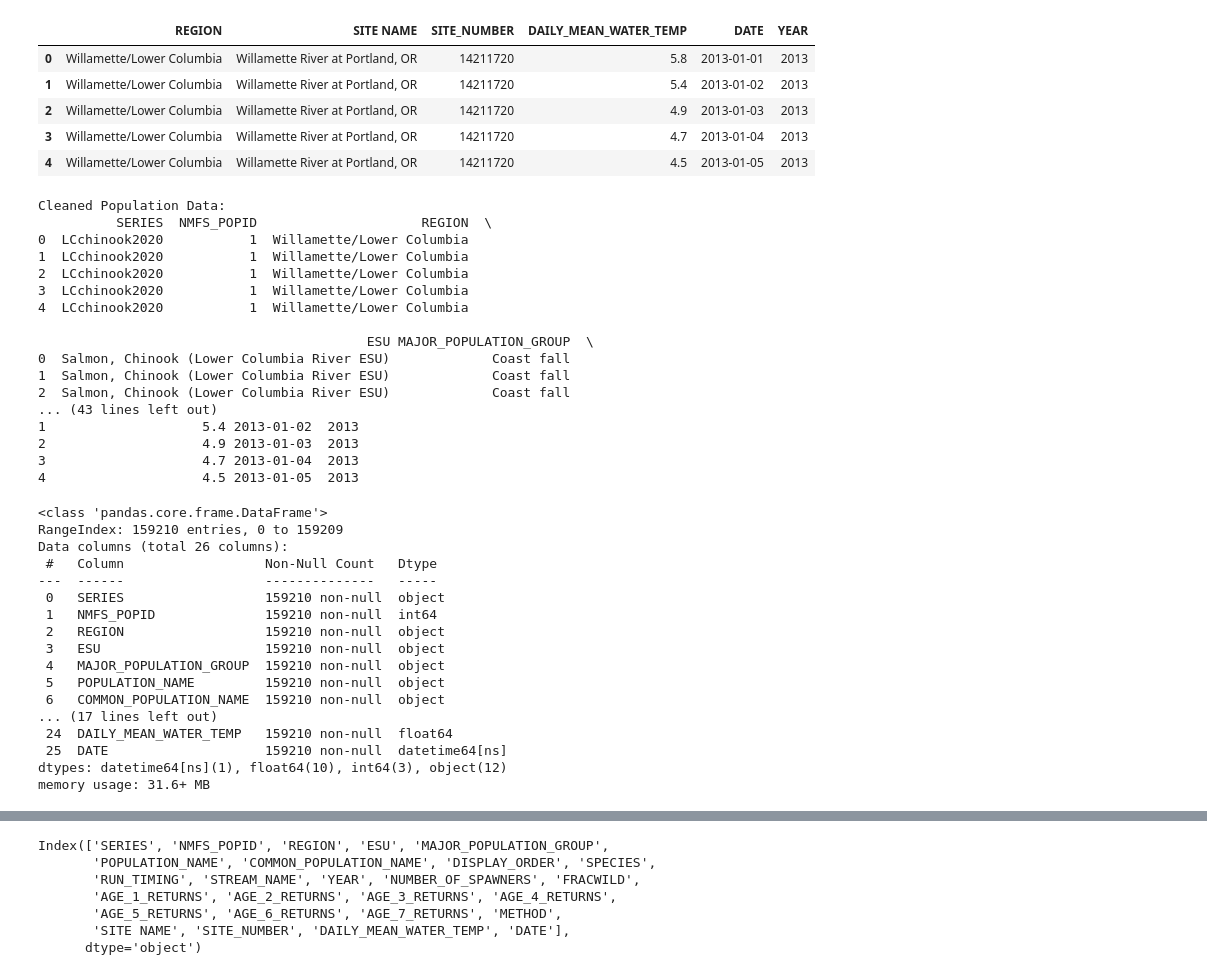
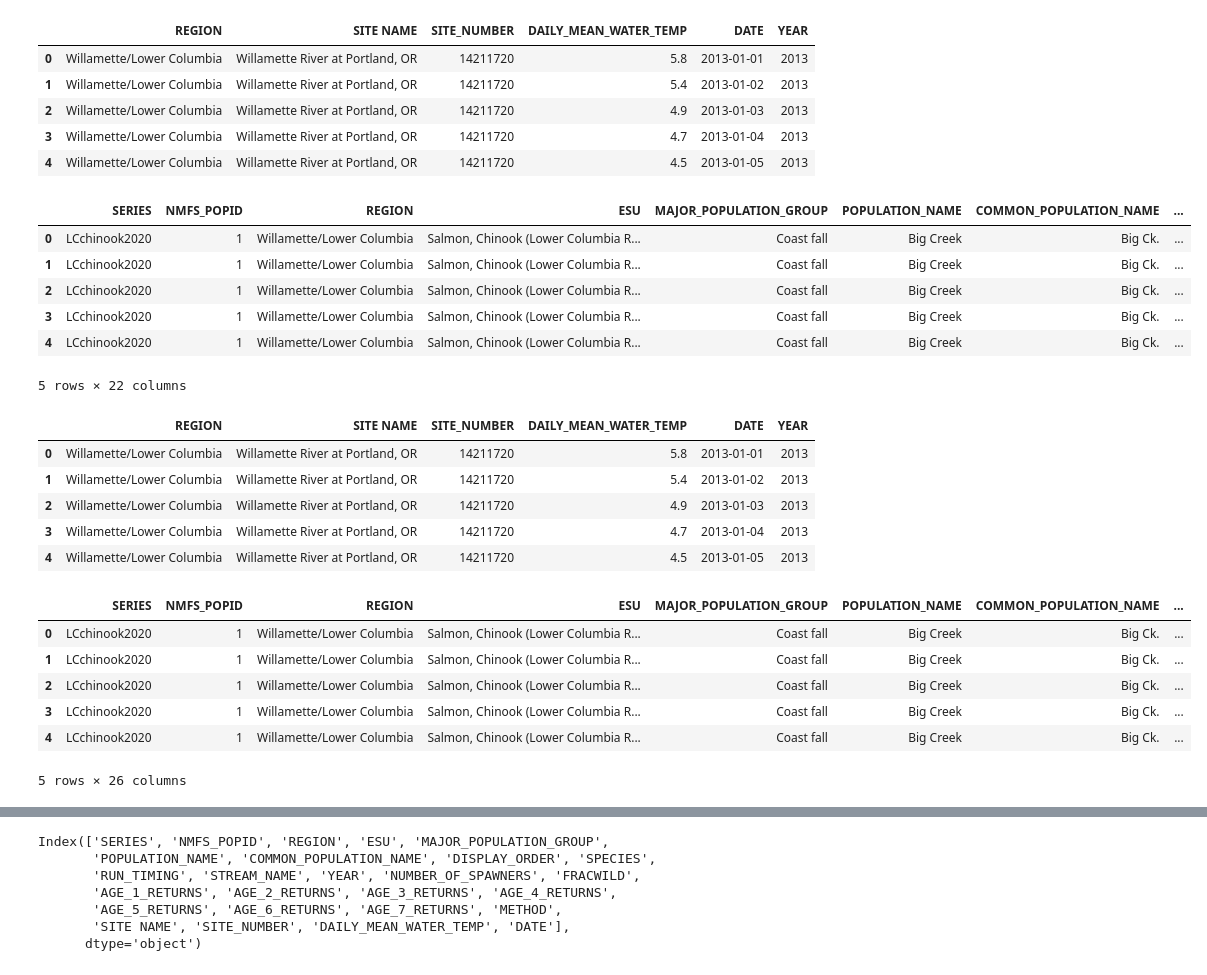
Before and after one commit to jackthomas1430/Project_3_Fish, a Jupyter notebook: fish-notebook.ipynb, the cells around one changed output, grey strips where cells are left out. Cells and saved outputs as stored; diff of their text form; code cells hidden in the pictures.

```diff
--- a/fish-notebook.ipynb
+++ b/fish-notebook.ipynb
@@ -93,30 +119,25 @@ data_temperature_cleaned.head()
 | 4 | Willamette/Lower Columbia | Willamette River at Portland, OR | 14211720 | 4.5 | 2013-01-05 | 2013 |
 # %%
 # Display the cleaned population data
-print("Cleaned Population Data:")
-print(data_population_cleaned.head())
-
-# Display the cleaned temperature data
-print("\nCleaned Temperature Data:")
-print(data_temperature_cleaned.head())
+data_population_cleaned.head()
 # %% [output]
+|  | SERIES | NMFS_POPID | REGION | ESU | MAJOR_POPULATION_GROUP | POPULATION_NAME | COMMON_POPULATION_NAME | ... |
+| 0 | LCchinook2020 | 1 | Willamette/Lower Columbia | Salmon, Chinook (Lower Columbia R... | Coast fall | Big Creek | Big Ck. | ... |
+| 1 | LCchinook2020 | 1 | Willamette/Lower Columbia | Salmon, Chinook (Lower Columbia R... | Coast fall | Big Creek | Big Ck. | ... |
+| 2 | LCchinook2020 | 1 | Willamette/Lower Columbia | Salmon, Chinook (Lower Columbia R... | Coast fall | Big Creek | Big Ck. | ... |
+| 3 | LCchinook2020 | 1 | Willamette/Lower Columbia | Salmon, Chinook (Lower Columbia R... | Coast fall | Big Creek | Big Ck. | ... |
+| 4 | LCchinook2020 | 1 | Willamette/Lower Columbia | Salmon, Chinook (Lower Columbia R... | Coast fall | Big Creek | Big Ck. | ... |
-Cleaned Population Data:
-          SERIES  NMFS_POPID                     REGION  \
-0  LCchinook2020           1  Willamette/Lower Columbia
-1  LCchinook2020           1  Willamette/Lower Columbia
-2  LCchinook2020           1  Willamette/Lower Columbia
-3  LCchinook2020           1  Willamette/Lower Columbia
-4  LCchinook2020           1  Willamette/Lower Columbia
-
-                                          ESU MAJOR_POPULATION_GROUP  \
-0  Salmon, Chinook (Lower Columbia River ESU)             Coast fall
-1  Salmon, Chinook (Lower Columbia River ESU)             Coast fall
-2  Salmon, Chinook (Lower Columbia River ESU)             Coast fall
-... (43 lines left out)
-1                    5.4 2013-01-02  2013
-2                    4.9 2013-01-03  2013
-3                    4.7 2013-01-04  2013
-4                    4.5 2013-01-05  2013
+5 rows × 22 columns
+# %%
+# Display the cleaned temperature data
+data_temperature_cleaned.head()
+# %% [output]
+|  | REGION | SITE NAME | SITE_NUMBER | DAILY_MEAN_WATER_TEMP | DATE | YEAR |
+| 0 | Willamette/Lower Columbia | Willamette River at Portland, OR | 14211720 | 5.8 | 2013-01-01 | 2013 |
+| 1 | Willamette/Lower Columbia | Willamette River at Portland, OR | 14211720 | 5.4 | 2013-01-02 | 2013 |
+| 2 | Willamette/Lower Columbia | Willamette River at Portland, OR | 14211720 | 4.9 | 2013-01-03 | 2013 |
+| 3 | Willamette/Lower Columbia | Willamette River at Portland, OR | 14211720 | 4.7 | 2013-01-04 | 2013 |
+| 4 | Willamette/Lower Columbia | Willamette River at Portland, OR | 14211720 | 4.5 | 2013-01-05 | 2013 |
 # %%
 # Export the cleaned population data to a CSV file
 data_population_cleaned.to_csv('cleaned_population_data.csv', index=False)
@@ -126,24 +147,12 @@ data_temperature_cleaned.to_csv('cleaned_temperature_data.csv', index=False)
 # %%
 # Merge the DataFrames on 'Region' and 'Year'
 merged_data = pd.merge(data_population_cleaned, data_temperature_cleaned, how='inner', on=['REGION', 'YEAR'])
-
-# Display the first few rows of the merged DataFrame
-merged_data.info()
+merged_data.head()
 # %% [output]
+|  | SERIES | NMFS_POPID | REGION | ESU | MAJOR_POPULATION_GROUP | POPULATION_NAME | COMMON_POPULATION_NAME | ... |
+| 0 | LCchinook2020 | 1 | Willamette/Lower Columbia | Salmon, Chinook (Lower Columbia R... | Coast fall | Big Creek | Big Ck. | ... |
+| 1 | LCchinook2020 | 1 | Willamette/Lower Columbia | Salmon, Chinook (Lower Columbia R... | Coast fall | Big Creek | Big Ck. | ... |
+| 2 | LCchinook2020 | 1 | Willamette/Lower Columbia | Salmon, Chinook (Lower Columbia R... | Coast fall | Big Creek | Big Ck. | ... |
+| 3 | LCchinook2020 | 1 | Willamette/Lower Columbia | Salmon, Chinook (Lower Columbia R... | Coast fall | Big Creek | Big Ck. | ... |
+| 4 | LCchinook2020 | 1 | Willamette/Lower Columbia | Salmon, Chinook (Lower Columbia R... | Coast fall | Big Creek | Big Ck. | ... |
-<class 'pandas.core.frame.DataFrame'>
-RangeIndex: 159210 entries, 0 to 159209
-Data columns (total 26 columns):
- #   Column                  Non-Null Count   Dtype
----  ------                  --------------   -----
- 0   SERIES                  159210 non-null  object
- 1   NMFS_POPID              159210 non-null  int64
- 2   REGION                  159210 non-null  object
- 3   ESU                     159210 non-null  object
- 4   MAJOR_POPULATION_GROUP  159210 non-null  object
- 5   POPULATION_NAME         159210 non-null  object
- 6   COMMON_POPULATION_NAME  159210 non-null  object
-... (17 lines left out)
- 24  DAILY_MEAN_WATER_TEMP   159210 non-null  float64
- 25  DATE                    159210 non-null  datetime64[ns]
-dtypes: datetime64[ns](1), float64(10), int64(3), object(12)
-memory usage: 31.6+ MB
+5 rows × 26 columns
```
Also changed, not shown: parts of 32 cells of this notebook, 5 other files.
